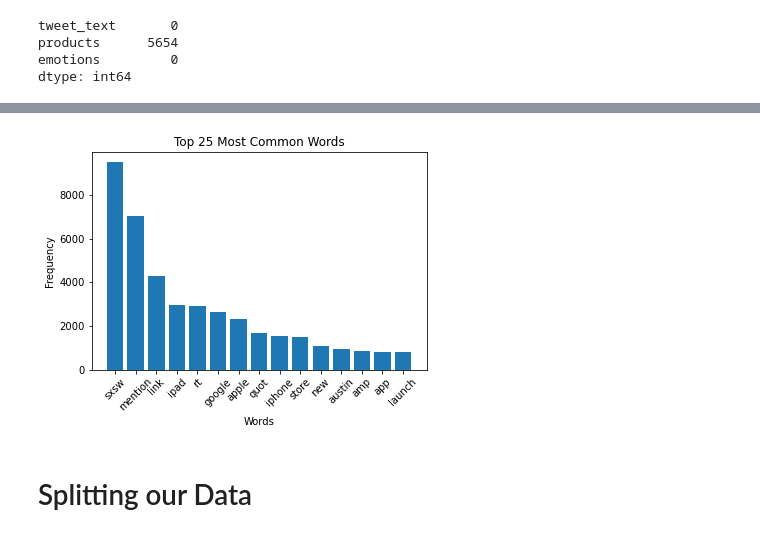
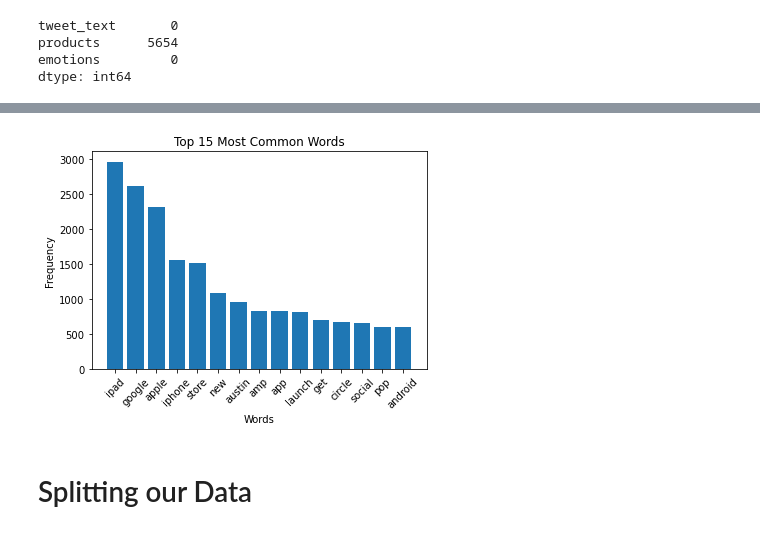
Before and after one commit to juved/Unveiling-Sentiments-on-Apple-and-Google-Products, a Jupyter notebook: Notebooks/jay_pre_final.ipynb, the cells around one changed output, grey strips where cells are left out. Saved outputs shown, nothing was run; the diff lists cells and outputs as text; code cells hidden in the pictures.

```diff
--- a/Notebooks/jay_pre_final.ipynb
+++ b/Notebooks/jay_pre_final.ipynb
@@ -122,6 +115,12 @@ dtype: int64
 # Bring in stopwords
 
 sw = stopwords.words('english')
+# %%
+# Add custom words to the stopword list
+custom_stopwords = ['sxsw', 'mention','link','rt', 'for','quot']
+
+# Extend the NLTK stopword list with custom stopwords
+sw.extend(custom_stopwords)
 # %%
 def get_wordnet_pos(treebank_tag):
     '''
@@ -201,19 +385,19 @@ print(freq_dist.most_common(50))
 # %%
 import matplotlib.pyplot as plt
 
 # Get the most common words and their counts
 common_words = freq_dist.most_common(15)
 words, counts = zip(*common_words)
 
 # Create a bar chart
 plt.bar(words, counts)
 plt.xlabel('Words')
 plt.ylabel('Frequency')
-plt.title('Top 25 Most Common Words')
+plt.title('Top 15 Most Common Words')
 plt.xticks(rotation=45)
 plt.show()
 # %% [output]
-[figure, old version]
+[figure, new version]
 # %% [markdown]
 # Splitting our Data
 # %%
```
Also changed, not shown: parts of 36 cells of this notebook.
